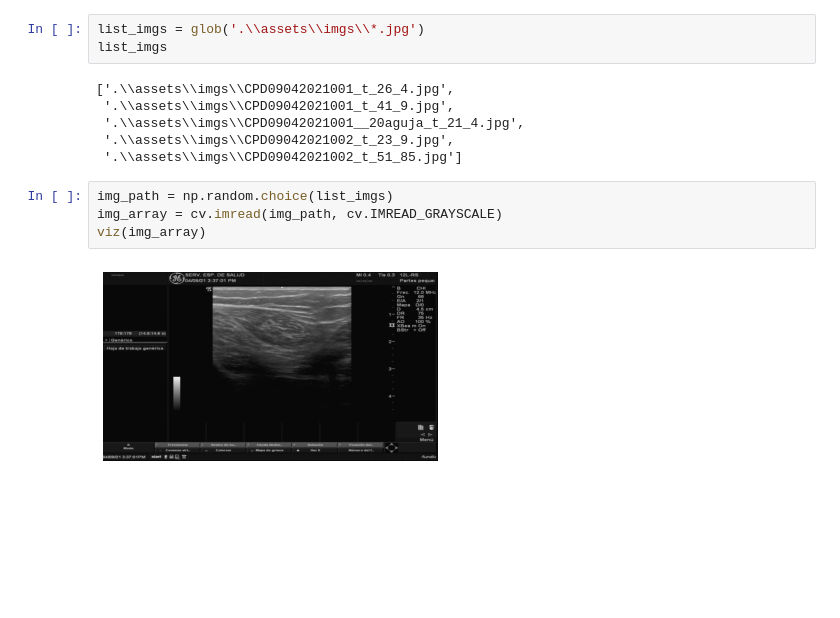
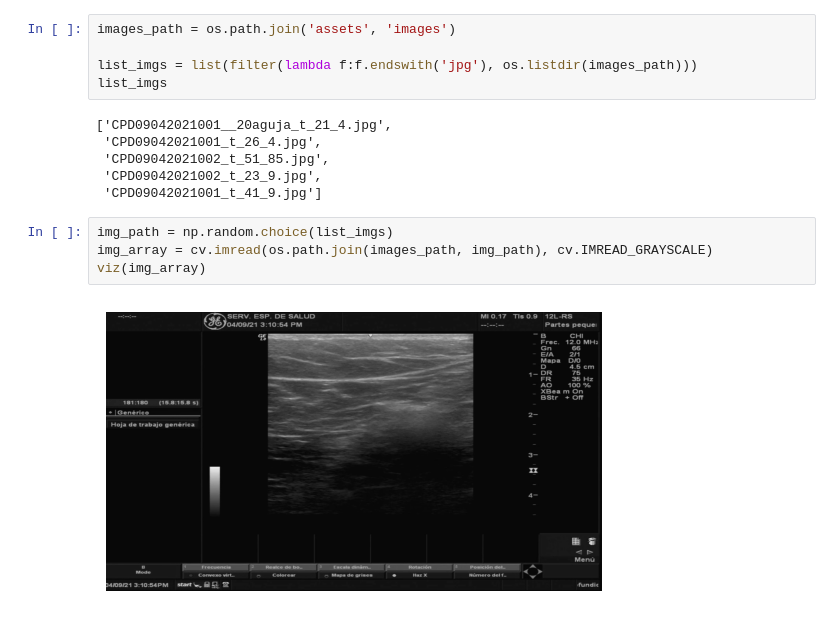
Before and after one commit to ProyectoNervios/python-utpnerves.preprocessing, a Jupyter notebook: docs/source/notebooks/01-example.ipynb, the cells around one changed output. Saved outputs shown, nothing was run; the diff lists cells and outputs as text; blank space fills up the shorter version.

```diff
--- a/docs/source/notebooks/01-example.ipynb
+++ b/docs/source/notebooks/01-example.ipynb
@@ -18,15 +26,17 @@ def viz(img):
-# %%
-list_imgs = glob('.\\assets\\imgs\\*.jpg')
-list_imgs
-# %% [output]
-['.\\assets\\imgs\\CPD09042021001_t_26_4.jpg',
- '.\\assets\\imgs\\CPD09042021001_t_41_9.jpg',
- '.\\assets\\imgs\\CPD09042021001__20aguja_t_21_4.jpg',
- '.\\assets\\imgs\\CPD09042021002_t_23_9.jpg',
- '.\\assets\\imgs\\CPD09042021002_t_51_85.jpg']
+# %%
+images_path = os.path.join('assets', 'images')
+
+list_imgs = list(filter(lambda f:f.endswith('jpg'), os.listdir(images_path)))
+list_imgs
+# %% [output]
+['CPD09042021001__20aguja_t_21_4.jpg',
+ 'CPD09042021001_t_26_4.jpg',
+ 'CPD09042021002_t_51_85.jpg',
+ 'CPD09042021002_t_23_9.jpg',
+ 'CPD09042021001_t_41_9.jpg']
 # %%
 img_path = np.random.choice(list_imgs)
-img_array = cv.imread(img_path, cv.IMREAD_GRAYSCALE)
+img_array = cv.imread(os.path.join(images_path, img_path), cv.IMREAD_GRAYSCALE)
 viz(img_array)
 # %% [output]
-[figure, old version]
+[figure, new version]
```
Also changed, not shown: parts of 4 cells of this notebook, 11 other files.
